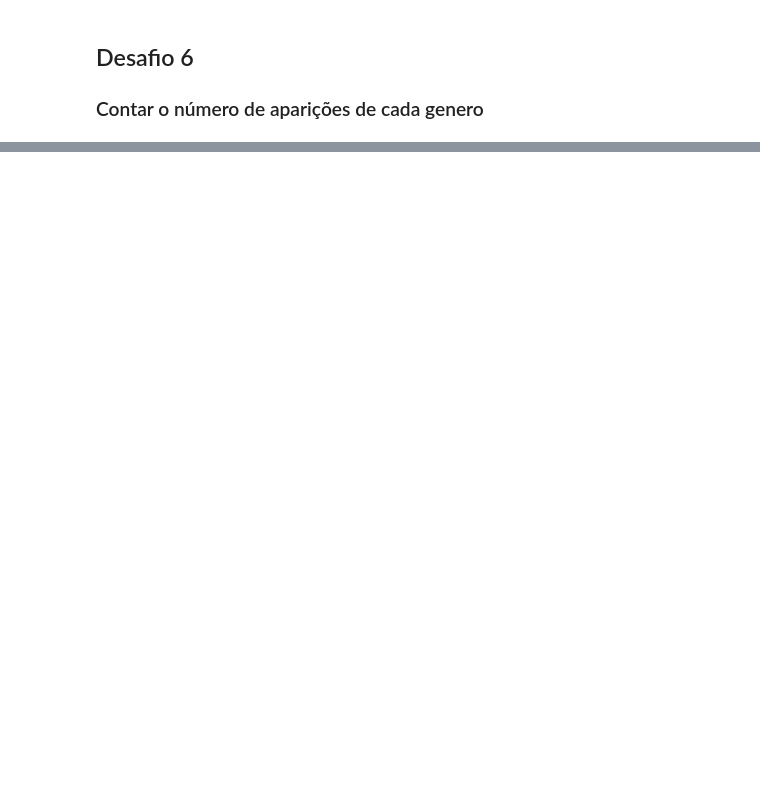
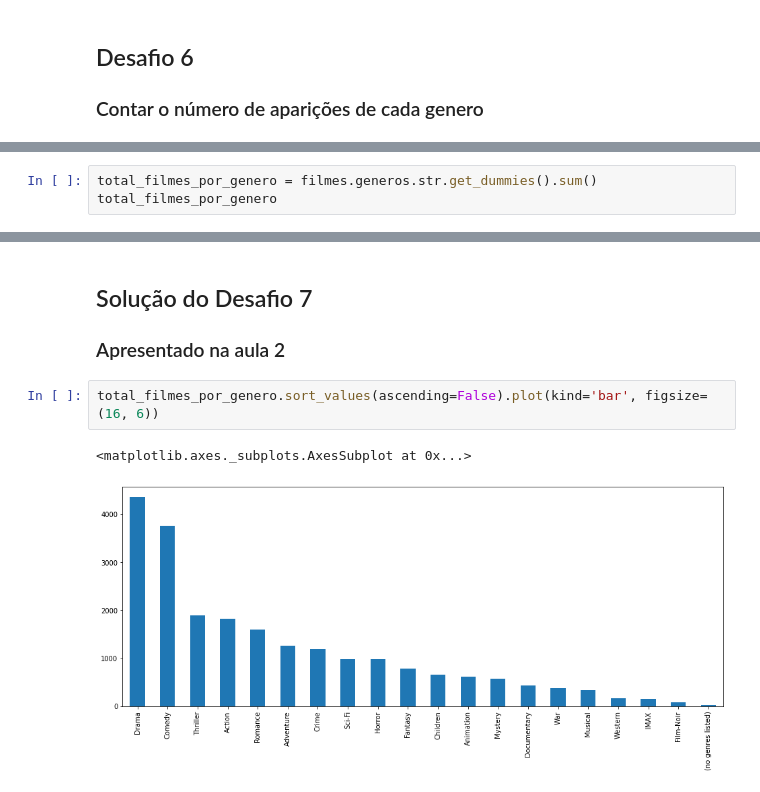
Before and after one commit to guilhermebferreira/quarentenadedados, a Jupyter notebook: QuarentenaDados - Dia 1.ipynb, the cells around one changed output, grey strips where cells are left out. Drawn from its saved outputs; the diff is of its cells as text; blank space fills up the shorter version.

Commit message:
[UPDATE] adicionando soluções para os desafios que foram apresentados no Dia 2

```diff
--- a/QuarentenaDados - Dia 1.ipynb
+++ b/QuarentenaDados - Dia 1.ipynb
@@ -322,0 +352,3 @@ Film-Noir - 87
+# %%
+total_filmes_por_genero = filmes.generos.str.get_dummies().sum()
+total_filmes_por_genero
@@ -322,0 +373,8 @@ Film-Noir - 87
+# %% [markdown]
+## Solução do Desafio 7
+### Apresentado na aula 2
+# %%
+total_filmes_por_genero.sort_values(ascending=False).plot(kind='bar', figsize=(16, 6))
+# %% [output]
+<matplotlib.axes._subplots.AxesSubplot at 0x...>
+[figure, added]
```
Also changed, not shown: parts of 5 cells of this notebook.
